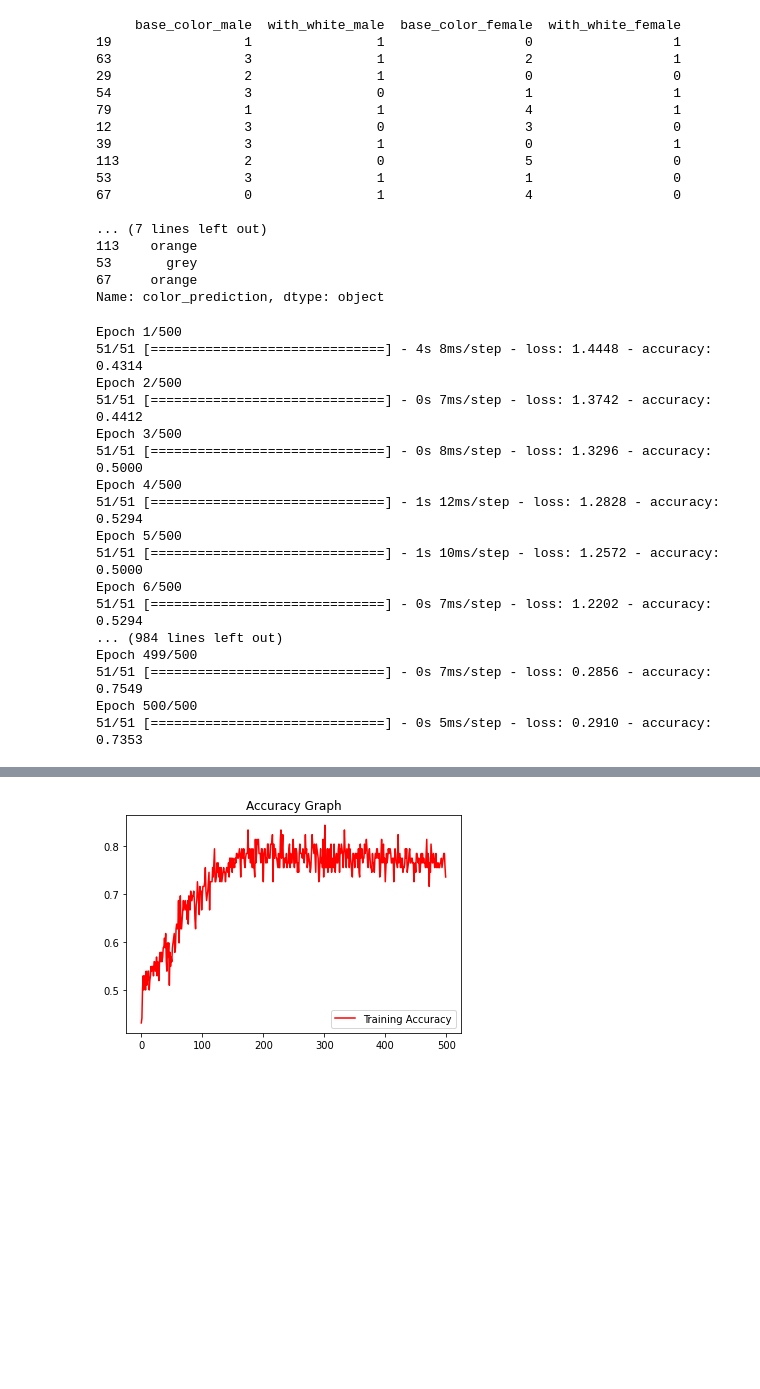
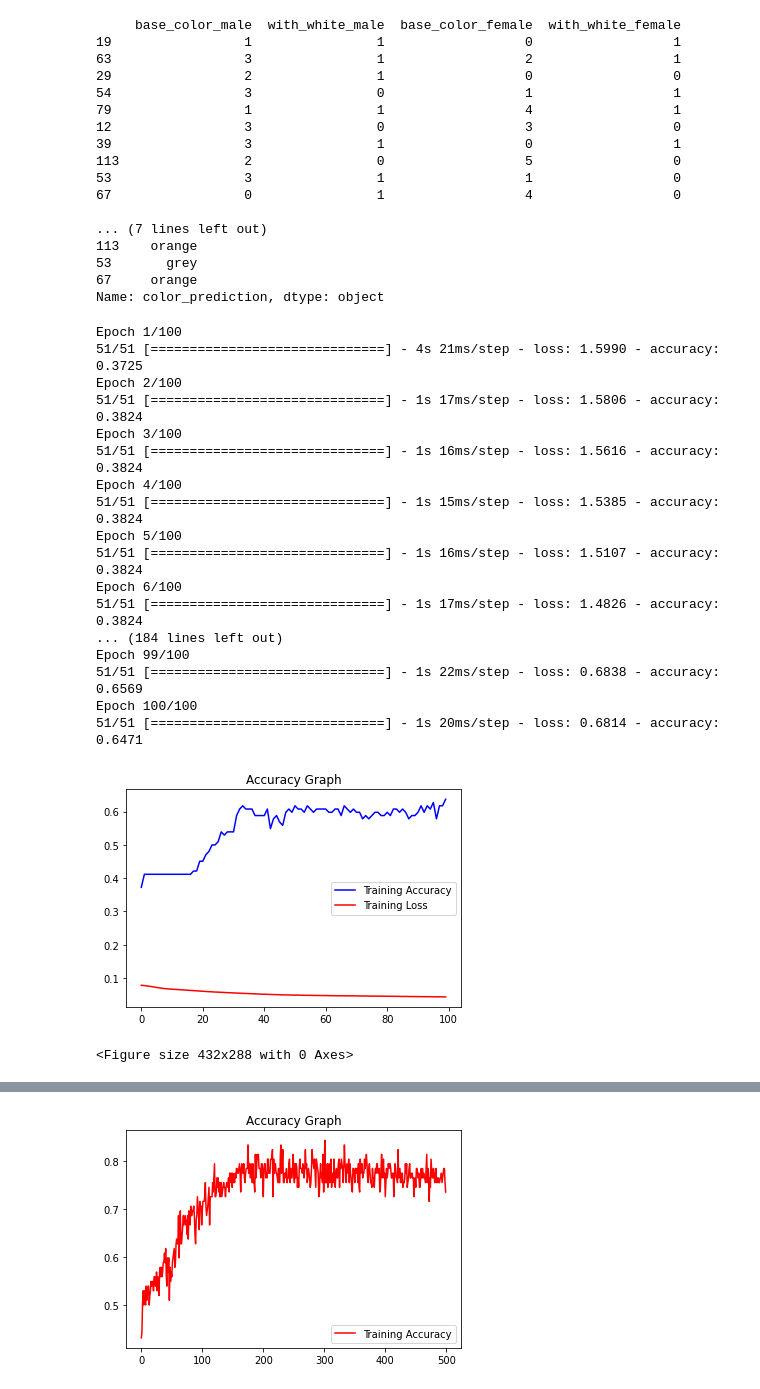
Before and after one commit to cat-pedigree/CatPedigree_ML_Model, a Jupyter notebook: model_pedigree.ipynb, the cells around one changed output, grey strips where cells are left out. Cells and saved outputs as stored; diff of their text form; code cells hidden in the pictures; blank space fills up the shorter version.

Commit message:
Refining the model

```diff
--- a/model_pedigree.ipynb
+++ b/model_pedigree.ipynb
@@ -166,31 +181,38 @@ model.compile(
 )
 # %%
 history = model.fit(x_train, y_train,
-          epochs = 500, batch_size = 2)
+          epochs = 100, batch_size = 2)
 # %% [output]
-Epoch 1/500
-51/51 [==============================] - 4s 8ms/step - loss: 1.4448 - accuracy: 0.4314
-Epoch 2/500
-51/51 [==============================] - 0s 7ms/step - loss: 1.3742 - accuracy: 0.4412
-Epoch 3/500
-51/51 [==============================] - 0s 8ms/step - loss: 1.3296 - accuracy: 0.5000
-Epoch 4/500
-51/51 [==============================] - 1s 12ms/step - loss: 1.2828 - accuracy: 0.5294
-Epoch 5/500
-51/51 [==============================] - 1s 10ms/step - loss: 1.2572 - accuracy: 0.5000
-Epoch 6/500
-51/51 [==============================] - 0s 7ms/step - loss: 1.2202 - accuracy: 0.5294
-... (984 lines left out)
-Epoch 499/500
-51/51 [==============================] - 0s 7ms/step - loss: 0.2856 - accuracy: 0.7549
-Epoch 500/500
-51/51 [==============================] - 0s 5ms/step - loss: 0.2910 - accuracy: 0.7353
+Epoch 1/100
+51/51 [==============================] - 4s 21ms/step - loss: 1.5990 - accuracy: 0.3725
+Epoch 2/100
+51/51 [==============================] - 1s 17ms/step - loss: 1.5806 - accuracy: 0.3824
+Epoch 3/100
+51/51 [==============================] - 1s 16ms/step - loss: 1.5616 - accuracy: 0.3824
+Epoch 4/100
+51/51 [==============================] - 1s 15ms/step - loss: 1.5385 - accuracy: 0.3824
+Epoch 5/100
+51/51 [==============================] - 1s 16ms/step - loss: 1.5107 - accuracy: 0.3824
+Epoch 6/100
+51/51 [==============================] - 1s 17ms/step - loss: 1.4826 - accuracy: 0.3824
+... (184 lines left out)
+Epoch 99/100
+51/51 [==============================] - 1s 22ms/step - loss: 0.6838 - accuracy: 0.6569
+Epoch 100/100
+51/51 [==============================] - 1s 20ms/step - loss: 0.6814 - accuracy: 0.6471
 # %%
 def result_visualization(model_result):
-    train = model_result.history["accuracy"]
-    epochs = range(len(train))
-    plt.plot(epochs, train, 'r', label="Training Accuracy")
+    acc = model_result.history["accuracy"]
+    lss = model_result.history["loss"]
+    epochs = range(len(acc))
+    plt.plot(epochs, acc, 'b', label="Training Accuracy")
+    plt.plot(epochs, lss, 'r', label="Training Loss")
     plt.title("Accuracy Graph")
     plt.legend(loc=0)
     plt.figure()
     plt.show()
+# %%
+result_visualization(history) # 100 epochs try
+# %% [output]
+[figure, added]
+<Figure size 432x288 with 0 Axes>
```
Also changed, not shown: parts of 3 cells of this notebook.
